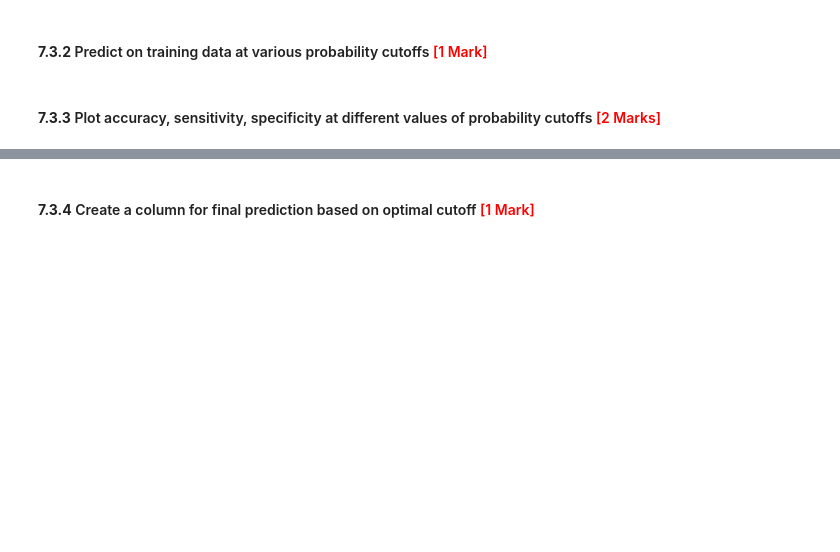
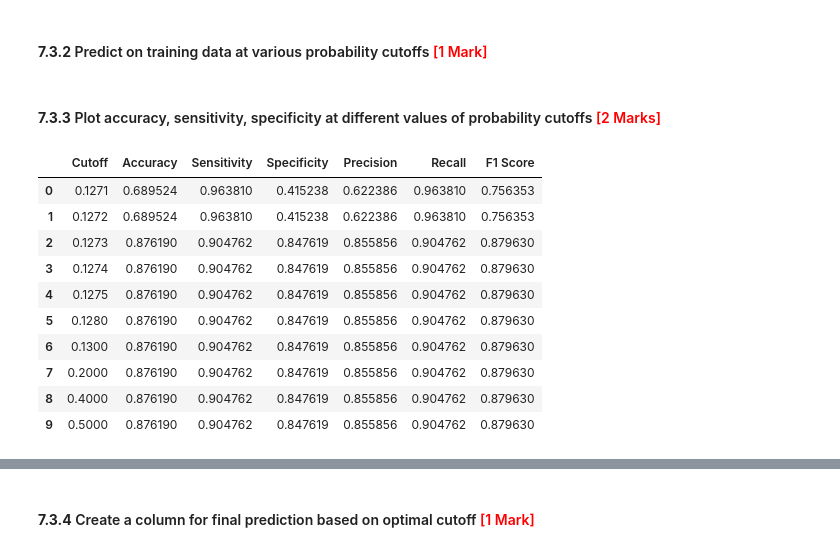
Before and after one commit to VFulara/Fraudulent-Claim-Detection, a Jupyter notebook: Fraudulent_Claim_Detection_Starter.ipynb, the cells around one changed output, grey strips where cells are left out. Saved outputs shown, nothing was run; the diff lists cells and outputs as text; code cells hidden in the pictures; blank space fills up the shorter version.

```diff
--- a/Fraudulent_Claim_Detection_Starter.ipynb
+++ b/Fraudulent_Claim_Detection_Starter.ipynb
@@ -1298,0 +1449,20 @@ from sklearn import metrics
+# %%
+# Calculate the sensitivity
+sensitivity = tp / (tp + fn)
+print(f'Sensitivity: {sensitivity:.4f}')
+
+# Calculate the specificity
+specificity = tn / (tn + fp)
+print(f'Specificity: {specificity:.4f}')
+
+# Calculate Precision
+precision = tp / (tp + fp)
+print(f'Precision: {precision:.4f}')
+
+# Calculate Recall
+recall = tp / (tp + fn)
+print(f'Recall: {recall:.4f}')
+
+# Calculate F1 Score
+f1_score = 2 * (precision * recall) / (precision + recall)
+print(f'F1 Score: {f1_score:.4f}')
@@ -1324,0 +1515,33 @@ After analysing the area under the curve of the ROC, check the sensitivity and s
+# %%
+# Create a DataFrame to see the values of accuracy, sensitivity, and specificity at different values of probability cutoffs
+rows = []
+
+for cutoff in cutoffs:
+    train_results['Predicted'] = (train_results['Predicted_Prob'] >= cutoff).astype(int)
+    conf_matrix = metrics.confusion_matrix(train_results['Actual'], train_results['Predicted'])
+    tn, fp, fn, tp = conf_matrix.ravel()
+
+    accuracy = (tp + tn) / (tp + tn + fp + fn)
+    sensitivity = tp / (tp + fn) if (tp + fn) > 0 else 0
+    specificity = tn / (tn + fp) if (tn + fp) > 0 else 0
+    precision = tp / (tp + fp) if (tp + fp) > 0 else 0
+    recall = sensitivity
+    f1 = 2 * (precision * recall) / (precision + recall) if (precision + recall) > 0 else 0
+
+    rows.append({'Cutoff': cutoff, 'Accuracy': accuracy, 'Sensitivity': sensitivity,
+                 'Specificity': specificity, 'Precision': precision, 'Recall': recall, 'F1 Score': f1})
+
+cutoff_analysis = pd.DataFrame(rows)
+cutoff_analysis
+# %% [output]
+|  | Cutoff | Accuracy | Sensitivity | Specificity | Precision | Recall | F1 Score |
+| 0 | 0.1271 | 0.689524 | 0.963810 | 0.415238 | 0.622386 | 0.963810 | 0.756353 |
+| 1 | 0.1272 | 0.689524 | 0.963810 | 0.415238 | 0.622386 | 0.963810 | 0.756353 |
+| 2 | 0.1273 | 0.876190 | 0.904762 | 0.847619 | 0.855856 | 0.904762 | 0.879630 |
+| 3 | 0.1274 | 0.876190 | 0.904762 | 0.847619 | 0.855856 | 0.904762 | 0.879630 |
+| 4 | 0.1275 | 0.876190 | 0.904762 | 0.847619 | 0.855856 | 0.904762 | 0.879630 |
+| 5 | 0.1280 | 0.876190 | 0.904762 | 0.847619 | 0.855856 | 0.904762 | 0.879630 |
+| 6 | 0.1300 | 0.876190 | 0.904762 | 0.847619 | 0.855856 | 0.904762 | 0.879630 |
+| 7 | 0.2000 | 0.876190 | 0.904762 | 0.847619 | 0.855856 | 0.904762 | 0.879630 |
+| 8 | 0.4000 | 0.876190 | 0.904762 | 0.847619 | 0.855856 | 0.904762 | 0.879630 |
+| 9 | 0.5000 | 0.876190 | 0.904762 | 0.847619 | 0.855856 | 0.904762 | 0.879630 |
```
Also changed, not shown: parts of 32 cells of this notebook.
